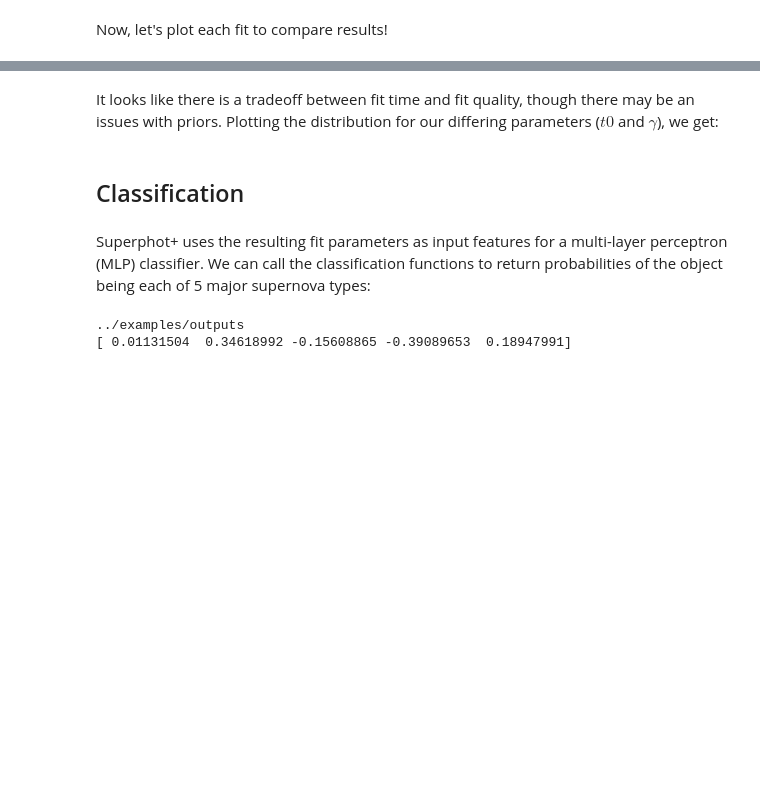
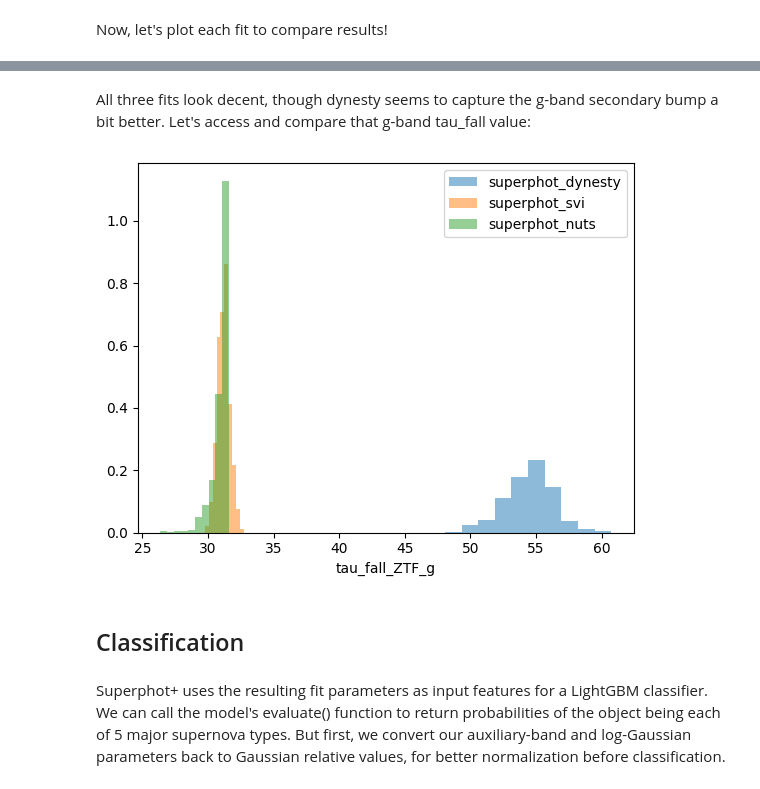
Before and after one commit to VTDA-Group/superphot-plus, a Jupyter notebook: docs/notebooks/tutorial.ipynb, the cells around one changed output, grey strips where cells are left out. Cells and saved outputs as stored; diff of their text form; code cells hidden in the pictures; blank space fills up the shorter version.

```diff
--- a/docs/notebooks/tutorial.ipynb
+++ b/docs/notebooks/tutorial.ipynb
@@ -432,25 +274,14 @@ findfont: Font family 'Verdana' not found.
 # %% [markdown]
-It looks like there is a tradeoff between fit time and fit quality, though there may be an issues with priors. Plotting the distribution for our differing parameters ($t0$ and $\gamma$), we get:
+All three fits look decent, though dynesty seems to capture the g-band secondary bump a bit better. Let's access and compare that g-band tau_fall value:
 # %%
-from superphot_plus.file_utils import get_posterior_samples
+for sampler_name in ["superphot_dynesty", "superphot_svi", "superphot_nuts"]:
+    sr = SamplerResult.load(os.path.join(SAVE_DIR, test_sn+f"_{sampler_name}"))
+    fit_params = sr.fit_parameters
+    # param naming convention: {paramname}_{filter}
+    plt.hist(fit_params["tau_fall_ZTF_g"], alpha=0.5, label=sampler_name, density=True)
 
-params_dynesty = get_posterior_samples(
-    test_sn, fits_dir=OUTPUT_DIR, sampler='dynesty'
-)[0]
-params_NUTS = get_posterior_samples(
-    test_sn, fits_dir=OUTPUT_DIR, sampler='NUTS'
-)[0]
-params_svi = get_posterior_samples(
-    test_sn, fits_dir=OUTPUT_DIR, sampler='svi'
-)[0]
-print(params_dynesty[0])
-
-t0_idx = 3
-gamma_idx = 2
-
-plt.hist(params_dynesty[:, t0_idx], alpha=0.5, label="dynesty", density=True)
-plt.hist(params_NUTS[:, t0_idx], alpha=0.5, label="NUTS", density=True)
-plt.hist(params_svi[:, t0_idx], alpha=0.5, label="SVI", density=True)
-plt.xlabel("t0")
+plt.xlabel("tau_fall_ZTF_g")
 plt.legend()
 plt.show()
+# %% [output]
+[figure, added]
@@ -474,35 +288,16 @@ plt.show()
 # %% [markdown]
 ## Classification
 # %% [markdown]
-Superphot+ uses the resulting fit parameters as input features for a multi-layer perceptron (MLP) classifier. We can call the classification functions to return probabilities of the object being each of 5 major supernova types:
+Superphot+ uses the resulting fit parameters as input features for a LightGBM classifier. We can call the model's evaluate() function to return probabilities of the object being each of 5 major supernova types. But first, we convert our auxiliary-band and log-Gaussian parameters back to Gaussian relative values, for better normalization before classification.
 # %%
 import os
 import numpy as np
-from superphot_plus.trainer import SuperphotTrainer
-from superphot_plus.file_utils import get_posterior_samples
+from superphot_plus.priors import generate_priors
+from superphot_plus.supernova_class import SupernovaClass
+from superphot_plus.model import SuperphotLightGBM
+from snapi import SamplerResult
+from pathlib import Path
 
-test_sn = "ZTF22abvdwik"
-OUTPUT_DIR = "../examples/outputs/"
-TRAINED_MODEL_FN = os.path.join(OUTPUT_DIR, "model.pt")
-TRAINED_CONFIG_FN = os.path.join(OUTPUT_DIR, "model.yaml")
-
-trainer = SuperphotTrainer(
-    TRAINED_CONFIG_FN,
-    OUTPUT_DIR,
-    sampler="dynesty",
-    model_type='MLP',
-    probs_file=None,
-    n_folds=1,
-)
-trainer.setup_model(load_checkpoint=True)
-lc_probs = trainer.classify_single_light_curve(
-    test_sn, OUTPUT_DIR, sampler="dynesty"
-)
-# Alternatively, classify from posterior samples directly
-fit_params = get_posterior_samples(test_sn, OUTPUT_DIR, "dynesty")[0]
-adj_params = np.delete(fit_params, [0,3], axis=1)
-lc_probs2 = trainer.models[0].classify_from_fit_params(adj_params)
-print(np.subtract(lc_probs, np.mean(lc_probs2, axis=0)))
+p = Path(os.getcwd()).parents[1]
+SAVE_DIR = os.path.join(p, "data", "tutorial")
+test_sn = "2023lkw"
-# %% [output]
-../examples/outputs
-[ 0.01131504  0.34618992 -0.15608865 -0.39089653  0.18947991]
```
Also changed, not shown: parts of 18 cells of this notebook, 17 other files.
